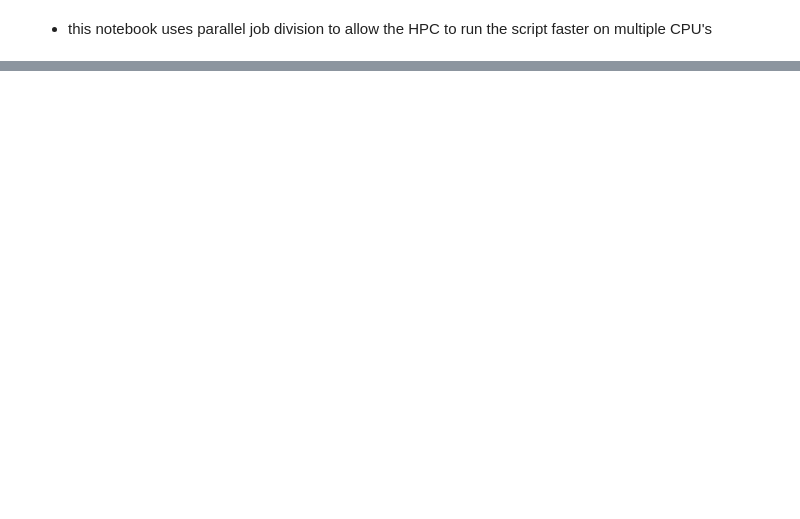
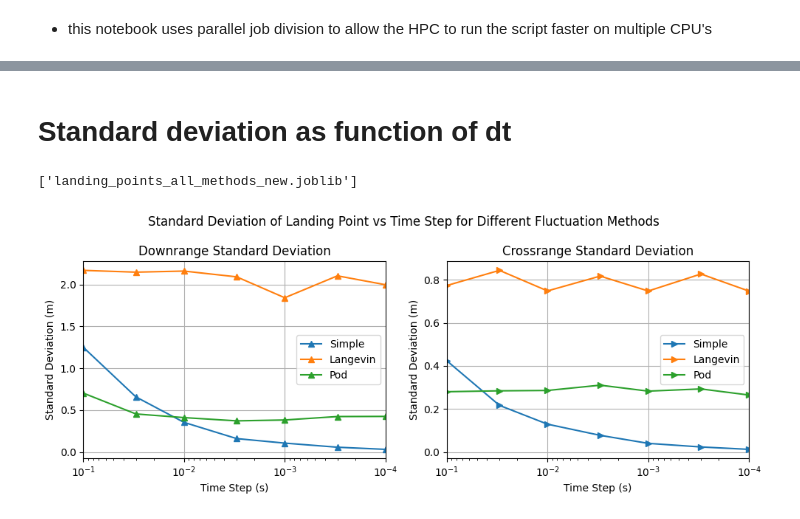
Before and after one commit to JacobManniche/Bachelor_legeplads, a Jupyter notebook: demos/fluctuation.ipynb, the cells around one changed output, grey strips where cells are left out. Drawn from its saved outputs; the diff is of its cells as text; code cells hidden in the pictures; blank space fills up the shorter version.

```diff
--- a/demos/fluctuation.ipynb
+++ b/demos/fluctuation.ipynb
@@ -123,0 +108,20 @@ def simulate_single_shot(method, wind, **kwargs):
+# %%
+time_steps = [1, 0.5, 0.1, 0.05]
+
+# 3. Run in parallel across your allocated HPC cores
+# n_jobs=-1 will automatically use ALL cores you requested via bsub
+for dt in time_steps:
+    results = Parallel(n_jobs=-1)(
+        delayed(simulate_single_shot)(method='langevin', wind=wind, n_modes=10, dt=dt) for _ in range(100)
+    )
+    landing_points_dt[dt] = results
+
+traj = Trajectory(
+        ball_speed=76,
+        launch_angle=13,
+        spin_rate=2500,
+        wind=wind
+    )
+for dt in time_steps:
+    traj.solve('euler', dt)
+    p_ref[dt] = traj.p[-1][:2]
@@ -123,0 +156,2 @@ def simulate_single_shot(method, wind, **kwargs):
+# %% [markdown]
+# Standard deviation as function of dt
@@ -123,0 +184,36 @@ def simulate_single_shot(method, wind, **kwargs):
+# %%
+import joblib
+joblib.dump(landing_points, 'landing_points_all_methods_new.joblib', compress=3)
+# %% [output]
+['landing_points_all_methods_new.joblib']
+# %%
+std_dev = {method: [] for method in methods}
+for method in methods:
+    for dt in time_steps:
+        diffs = np.array(landing_points[method][dt]) - p_ref[dt]
+        std_dev[method].append(np.std(diffs, axis=0))
+
+fig, ax = plt.subplots(1,2, figsize=(10, 4), sharex=True)
+for i, method in enumerate(methods):
+    ax[0].plot(time_steps, [s[0] for s in std_dev[method]], label=f'{method.title()}', marker='^')
+    ax[1].plot(time_steps, [s[1] for s in std_dev[method]], label=f'{method.title()}', marker='>')
+    # set x-axis to log scale that goes from 0.1 to 0.0001
+    ax[0].set_xscale('log')
+    ax[1].set_xscale('log')
+    ax[0].set_xlim(0.1, 0.0001)
+    ax[1].set_xlim(0.1, 0.0001)
+    ax[0].set_ylabel('Standard Deviation (m)')
+    ax[1].set_ylabel('Standard Deviation (m)')
+    ax[0].grid()
+    ax[1].grid()
+ax[0].set_title('Downrange Standard Deviation')
+ax[1].set_title('Crossrange Standard Deviation')
+ax[0].set_xlabel('Time Step (s)')
+ax[1].set_xlabel('Time Step (s)')
+ax[0].legend()
+ax[1].legend()
+plt.suptitle('Standard Deviation of Landing Point vs Time Step for Different Fluctuation Methods')
+plt.tight_layout()
+plt.show()
+# %% [output]
+[figure, added]
```
Also changed, not shown: parts of 22 cells of this notebook, 2 other files.
